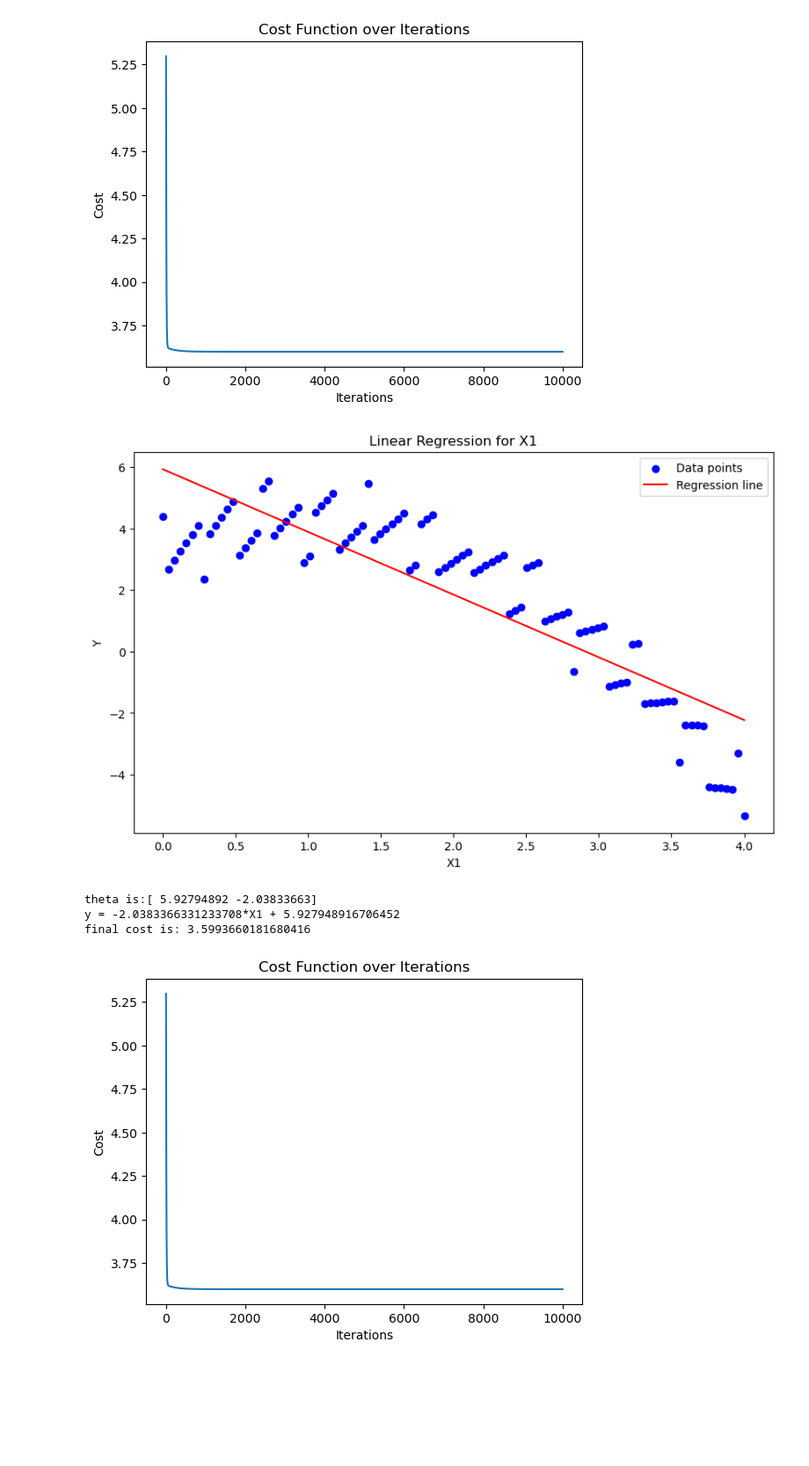
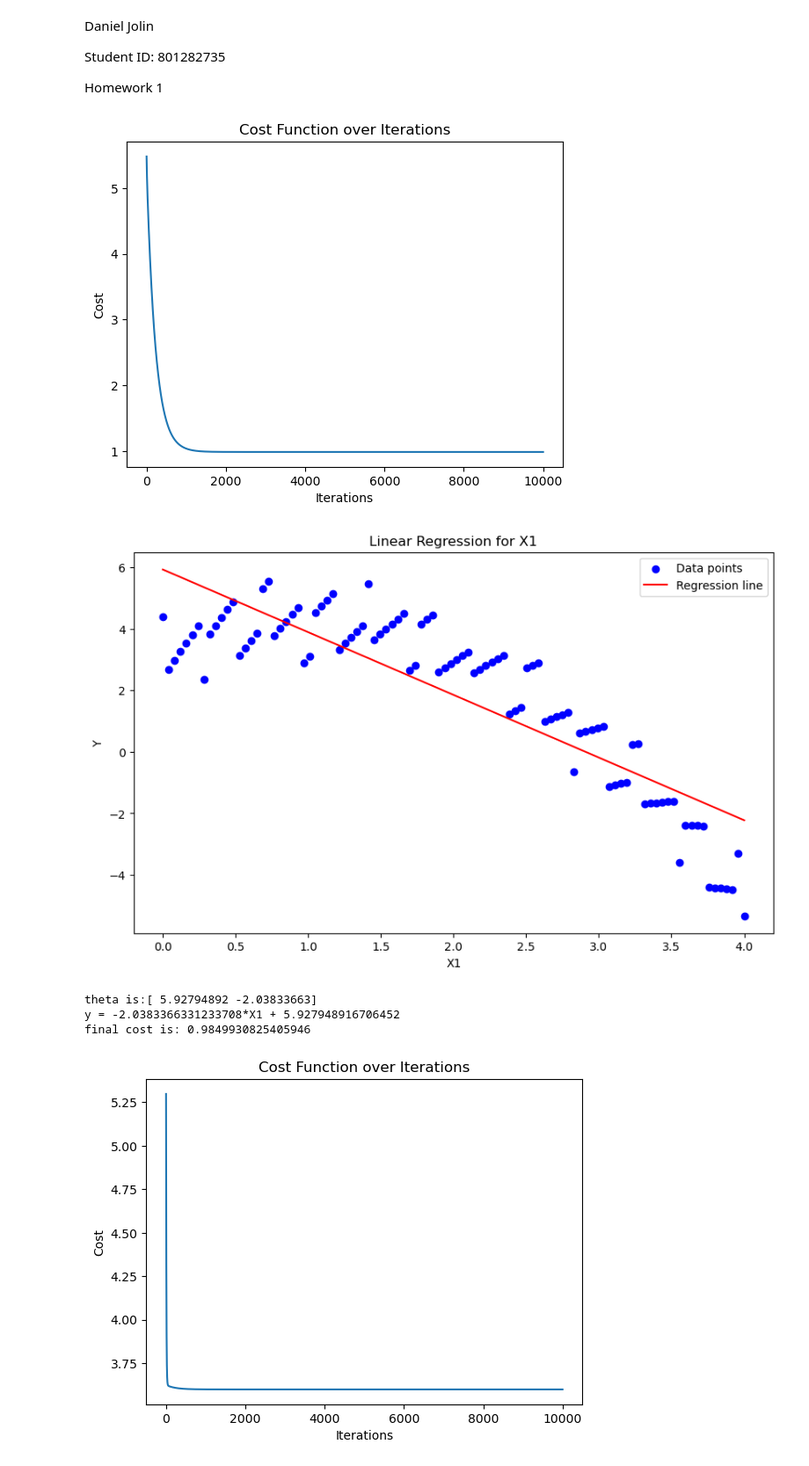
Before and after one commit to RocketDan11/ml, a Jupyter notebook: homework/linReg.ipynb, the cells around one changed output. Shown at 88% size. Drawn from its saved outputs; the diff is of its cells as text; code cells hidden in the pictures; blank space fills up the shorter version.

Commit message:
homework 2

```diff
--- a/homework/linReg.ipynb
+++ b/homework/linReg.ipynb
@@ -1,3 +1,9 @@
+# %% [markdown]
+Daniel Jolin
+
+Student ID: 801282735
+
+Homework 1
 # %%
 import numpy as np
 import pandas as pd
@@ -50,28 +56,28 @@ def plot_single_feature(X, y, theta, feature_name):
 # %%
 # Train on X1
 X1 = X[:, 0].reshape(-1, 1)
 X1_b = np.c_[np.ones((len(X1), 1)), X1]
 theta1 = np.zeros(2)
-theta1, cosst_history = gradient_descent(X1_b, y, theta1, learning_rate, iterations)
+theta1, cost_history = gradient_descent(X1_b, y, theta1, learning_rate, iterations)
 
 plt.plot(range(iterations), cost_history)
 plt.xlabel('Iterations')
 plt.ylabel('Cost')
 plt.title('Cost Function over Iterations')
 plt.show()
 
 
 # Plot for X1
 plot_single_feature(X1, y, theta1, 'X1')
 print(f'theta is:{theta1}')
 print(f'y = {theta1[1]}*X1 + {theta1[0]}')
 print(f'final cost is: {cost_history[iterations -1]}')
 # %% [output]
-[figure, old version]
+[figure, new version]
 [figure]
 theta is:[ 5.92794892 -2.03833663]
 y = -2.0383366331233708*X1 + 5.927948916706452
-final cost is: 3.5993660181680416
+final cost is: 0.9849930825405946
 # %%
 # Train on X2
 X2 = X[:, 1].reshape(-1, 1)
```
Also changed, not shown: 9 other files.
